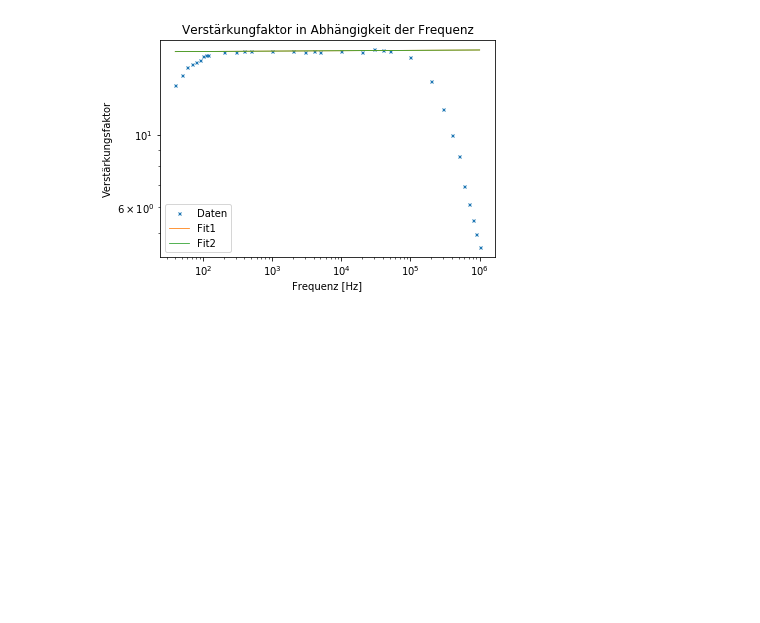
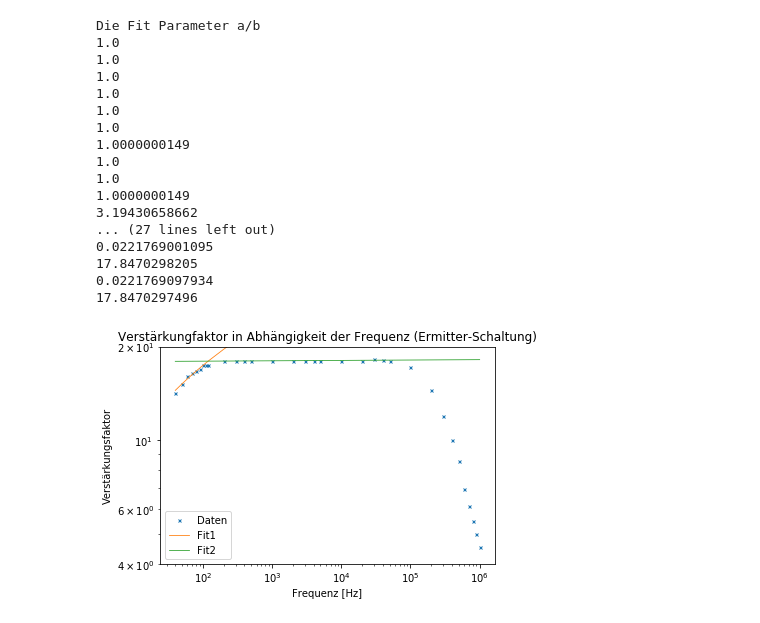
Before and after one commit to MajestyQ/Lectures, a Jupyter notebook: Praktikum/FP 1/E 01 - Elektronik Grundpraktikum/E01ET.ipynb, the cells around one changed output. Drawn from its saved outputs; the diff is of its cells as text; code cells hidden in the pictures; blank space fills up the shorter version.

```diff
--- a/Praktikum/FP 1/E 01 - Elektronik Grundpraktikum/E01ET.ipynb
+++ b/Praktikum/FP 1/E 01 - Elektronik Grundpraktikum/E01ET.ipynb
@@ -10,47 +10,80 @@ from scipy.optimize import curve_fit
 #data
 
 nu = np.array([40, 50, 60, 70, 80, 90, 100, 110, 120, 200, 300, 400, 500, 1000, 2000, 3000, 4000, 5000, 10000, 20000, 30000, 40000, 50000, 100000, 200000, 300000, 400000, 500000, 600000, 700000, 800000, 900000, 1000000])
 nu_err= 0.00001*nu
 
-#U_in = np.array([112, 112, 112, 112, 112, 112, 112, 112, 112, 112, 112, 112, 112, 112, 112, 112, 112, 112, 112, 112, 112, 112, 112, 112, 112, 112, 112, 112, 112, 112, 112, 112, 112])
+U_in = 112
 U_in_err = np.array([1.39, 1.49, 1.23, 1.36, 1.50, 1.43, 1.40, 1.34, 1.28, 1.51, 1.41, 1.15, 1.56, 1.20, 1.36, 1.57, 1.24, 1.28, 1.65, 1.35, 1.58, 1.21, 1.71, 1.17, 1.36, 1.20, 1.22, 1.41, 1.41, 1.66, 1.73, 1.28, 1.20])
 
 U_out = np.array([1.59, 1.70, 1.80, 1.84, 1.87, 1.90, 1.95, 1.96, 1.96, 2.01, 2.01, 2.02, 2.02, 2.02, 2.02, 2.01, 2.02, 2.01, 2.02, 2.01, 2.04, 2.03, 2.02, 1.93, 1.63, 1.34, 1.12, 0.961, 0.779, 0.688, 0.615, 0.558, 0.508])
 U_out_err = np.array([13.8, 13.9, 7.36, 10.4, 8.76, 12.2, 44.0, 10.7, 8.15, 9.45, 10.2, 7.63, 11.4, 9.77, 10.6, 9.80, 10.9, 10.4, 9.20, 10.6, 19.5, 16.9, 11.1, 10.9, 15.4, 11.5, 10.3, 10.7, 4.77, 4.76, 4.95, 5.70, 4.79])
 
 
-V_U = U_out/(112*10**-3)
-V_U_err = np.sqrt((U_out_err/112)**2+((U_in_err*10**-3)*U_out/(112*10**-3)**2)**2)
+V_U = U_out/(U_in*10**-3)
+V_U_err = np.sqrt((U_out_err/U_in)**2+((U_in_err*10**-3)*U_out/(U_in*10**-3)**2)**2)
 
 
 #plot
-plt.figure('frqres')
 plt.loglog(nu, V_U, linestyle='None', marker='x', markersize='3', label='Daten')
+#plt.errorbar(nu, V_U, xerr=nu_err, yerr=V_U_err, linestyle='', marker='x', markersize=0.8)        #to small to show
 plt.xlabel('Frequenz [Hz]')
 plt.ylabel('Verstärkungsfaktor')
 plt.title(r'Verstärkungfaktor in Abhängigkeit der Frequenz')
 
-#fit func to measured data 0:9
-def fit_func1(nu, c, d):
-    return c*np.log(nu)+d
-p0= [1000 , 1000 , 5000 , 5 , 5]
-popt, pcov = curve_fit(fit_func1, nu[0:9], V_U[0:9])
+
+print('Die Fit Parameter a/b')
+#fit func to measured data 0:8
+def fit_func_1(nu, a, b):
+    print(a)
+    print(b)
+    return a*np.log(nu)+b
 
 
-#fit func to measured data 10:22
-def fit_func2(nu, a, b):
-    return a*np.log(nu)+b
+
 p0= [1000 , 1000 , 5000 , 5 , 5]
-popt, pcov = curve_fit(fit_func2, nu[10:22], V_U[10:22])
+popt, pcov = curve_fit(fit_func_1, nu[0:8], V_U[0:8])
 
-#plot fit func
-plt.loglog(nu, fit_func1(nu, *popt), linewidth=0.8, label='Fit1')
-plt.loglog(nu, fit_func2(nu, *popt), linewidth=0.8, label='Fit2')
+plt.loglog(nu, fit_func_1(nu, *popt), linewidth=0.8, label='Fit1')
 plt.xlabel('Frequenz [Hz]')
 plt.ylabel('Verstärkungsfaktor')
 plt.title(r'Verstärkungfaktor in Abhängigkeit der Frequenz')
+
+print('_______________________')
+print('Die Fit Parameter c/d')
+
+#fit func to measured data 9:22
+def fit_func_2(nu, c, d):
+    print(c)
+    print(d)
+    return c*np.log(nu)+d
+p0= [1000 , 1000 , 5000 , 5 , 5]
+popt, pcov = curve_fit(fit_func_2, nu[9:22], V_U[9:22])
+
+#plot fit func
+plt.loglog(nu, fit_func_2(nu, *popt), linewidth=0.8, label='Fit2')
+plt.xlabel('Frequenz [Hz]')
+plt.ylabel('Verstärkungsfaktor')
+plt.ylim([4E0, 2E1])
+plt.title(r'Verstärkungfaktor in Abhängigkeit der Frequenz (Ermitter-Schaltung)')
 plt.legend(loc='best')
 plt.savefig(r'G:\Users\Thorben\Uni\GitHub\Universe\Praktikum\FP 1\E 01 - Elektronik Grundpraktikum/freqres.ermit.ET.pdf' ,format='PDF')
 plt.show()
 # %% [output]
+Die Fit Parameter a/b
+1.0
+1.0
+1.0
+1.0
+1.0
+1.0
+1.0000000149
+1.0
+1.0
+1.0000000149
+3.19430658662
+... (27 lines left out)
+0.0221769001095
+17.8470298205
+0.0221769097934
+17.8470297496
-[figure, old version]
+[figure, new version]
```
Also changed, not shown: parts of 1 cell of this notebook, 2 other files.
